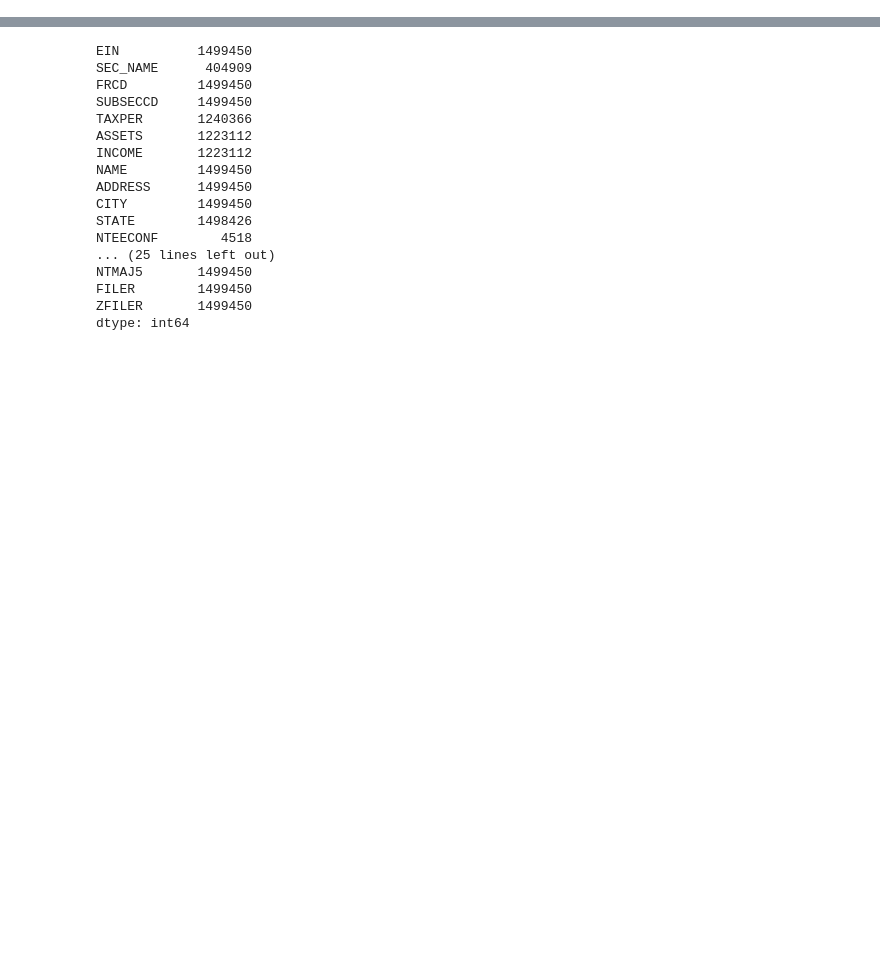
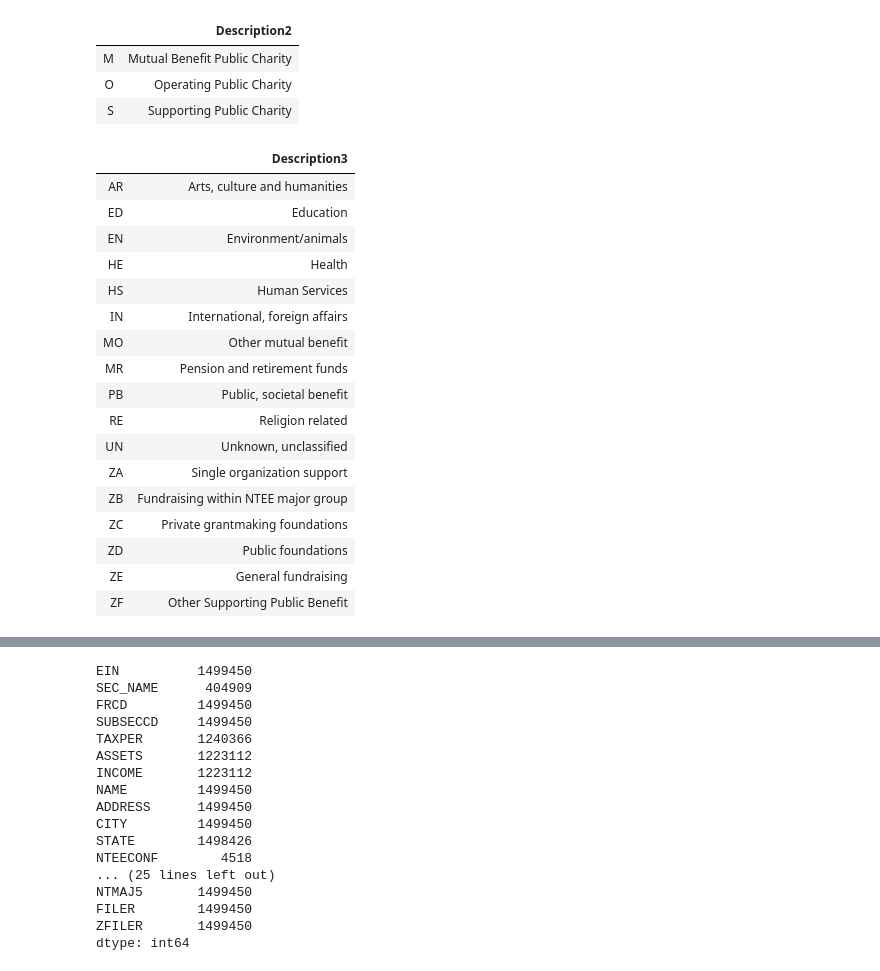
Before and after one commit to ejosephSr/Old.project-one, a Jupyter notebook: GotMoney.ipynb, the cells around one changed output, grey strips where cells are left out. Drawn from its saved outputs; the diff is of its cells as text; code cells hidden in the pictures; blank space fills up the shorter version.

```diff
--- a/GotMoney.ipynb
+++ b/GotMoney.ipynb
@@ -38,0 +42,34 @@ Z                                   Unknown\tUnknown
+# %%
+# Import Level2 Data Dictionary and display : NOTE - This is only a break out of Public Charities
+file_Level2 = "./Resources/NCSSDataDictLevel2.txt"
+dict_Level2 = pd.read_json(file_Level2)
+dict_Level2
+# %% [output]
+|  | Description2 |
+| M | Mutual Benefit Public Charity |
+| O | Operating Public Charity |
+| S | Supporting Public Charity |
+# %%
+# Import Level3 Data Dictionary and display
+file_Level3 = "./Resources/NCSSDataDictLevel3.txt"
+dict_Level3 = pd.read_json(file_Level3)
+dict_Level3
+# %% [output]
+|  | Description3 |
+| AR | Arts, culture and humanities |
+| ED | Education |
+| EN | Environment/animals |
+| HE | Health |
+| HS | Human Services |
+| IN | International, foreign affairs |
+| MO | Other mutual benefit |
+| MR | Pension and retirement funds |
+| PB | Public, societal benefit |
+| RE | Religion related |
+| UN | Unknown, unclassified |
+| ZA | Single organization support |
+| ZB | Fundraising within NTEE major group |
+| ZC | Private grantmaking foundations |
+| ZD | Public foundations |
+| ZE | General fundraising |
+| ZF | Other Supporting Public Benefit |
```
Also changed, not shown: parts of 48 cells of this notebook, 3 other files.
